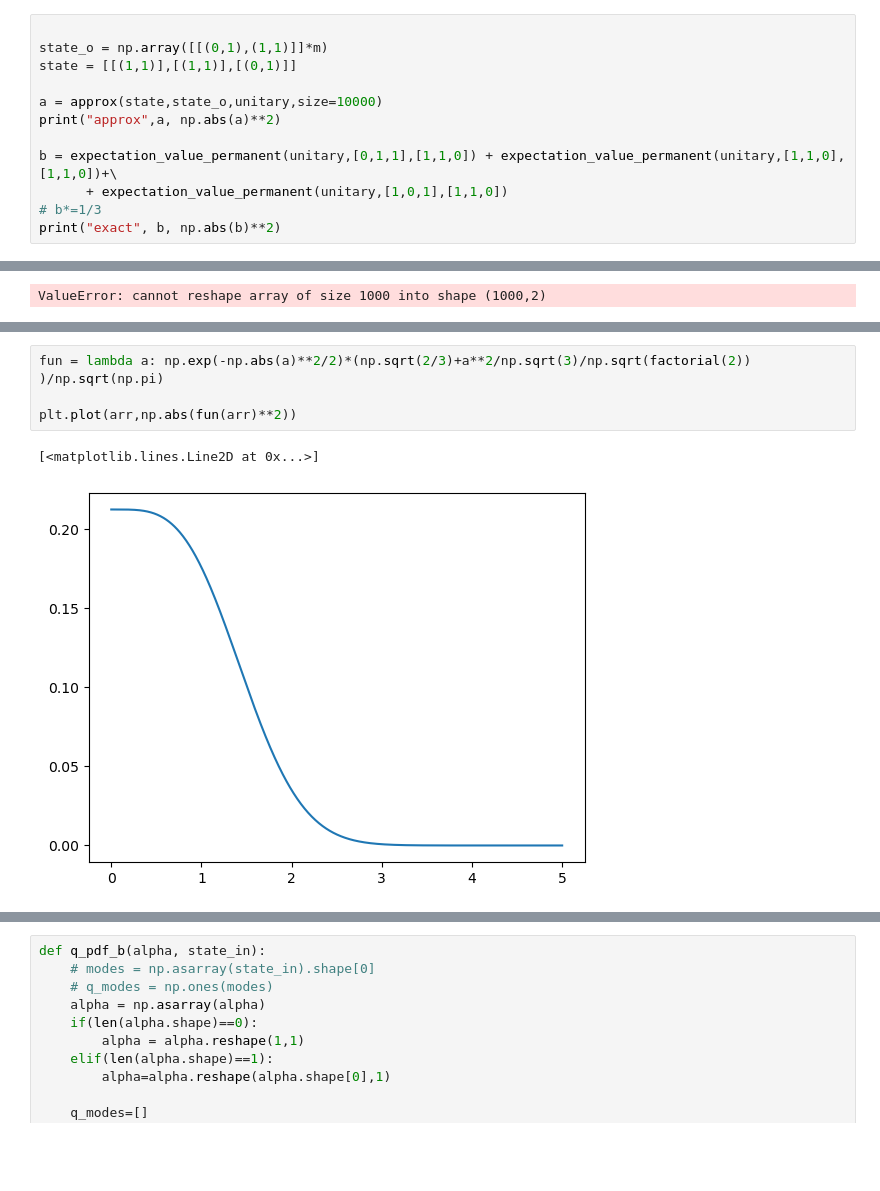
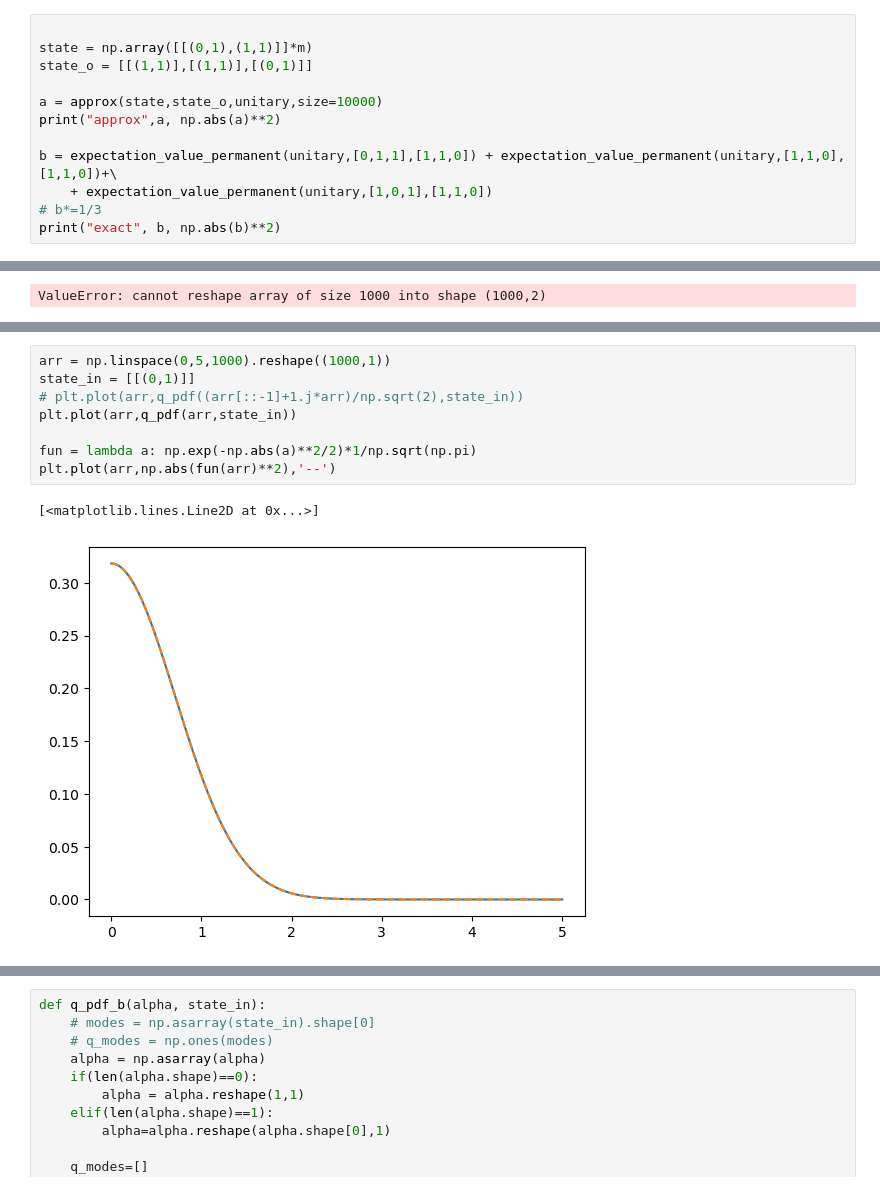
Before and after one commit to ALS15204/OQI-UC105, a Jupyter notebook: src/ChanghunOh.ipynb, the cells around one changed output, grey strips where cells are left out. Saved outputs shown, nothing was run; the diff lists cells and outputs as text; blank space fills up the shorter version.

```diff
--- a/src/ChanghunOh.ipynb
+++ b/src/ChanghunOh.ipynb
@@ -449,14 +617,14 @@ m=3
 unitary = unitary_group.rvs(m)
 # %%
 
-state_o = np.array([[(0,1),(1,1)]]*m)
-state = [[(1,1)],[(1,1)],[(0,1)]]
+state = np.array([[(0,1),(1,1)]]*m)
+state_o = [[(1,1)],[(1,1)],[(0,1)]]
 
 a = approx(state,state_o,unitary,size=10000)
 print("approx",a, np.abs(a)**2)
 
 b = expectation_value_permanent(unitary,[0,1,1],[1,1,0]) + expectation_value_permanent(unitary,[1,1,0],[1,1,0])+\
-      + expectation_value_permanent(unitary,[1,0,1],[1,1,0])
+	+ expectation_value_permanent(unitary,[1,0,1],[1,1,0])
 # b*=1/3
 print("exact", b, np.abs(b)**2)
 # %% [output]
@@ -925,7 +1092,11 @@ plt.plot(arr,q_pdf(arr,state_in))
 # %%
-fun = lambda a: np.exp(-np.abs(a)**2/2)*(np.sqrt(2/3)+a**2/np.sqrt(3)/np.sqrt(factorial(2)) )/np.sqrt(np.pi)
+arr = np.linspace(0,5,1000).reshape((1000,1))
+state_in = [[(0,1)]]
+# plt.plot(arr,q_pdf((arr[::-1]+1.j*arr)/np.sqrt(2),state_in))
+plt.plot(arr,q_pdf(arr,state_in))
 
-plt.plot(arr,np.abs(fun(arr)**2))
+fun = lambda a: np.exp(-np.abs(a)**2/2)*1/np.sqrt(np.pi)
+plt.plot(arr,np.abs(fun(arr)**2),'--')
 # %% [output]
 [<matplotlib.lines.Line2D at 0x...>]
-[figure, old version]
+[figure, new version]
```
Also changed, not shown: parts of 45 cells of this notebook, 6 other files.
